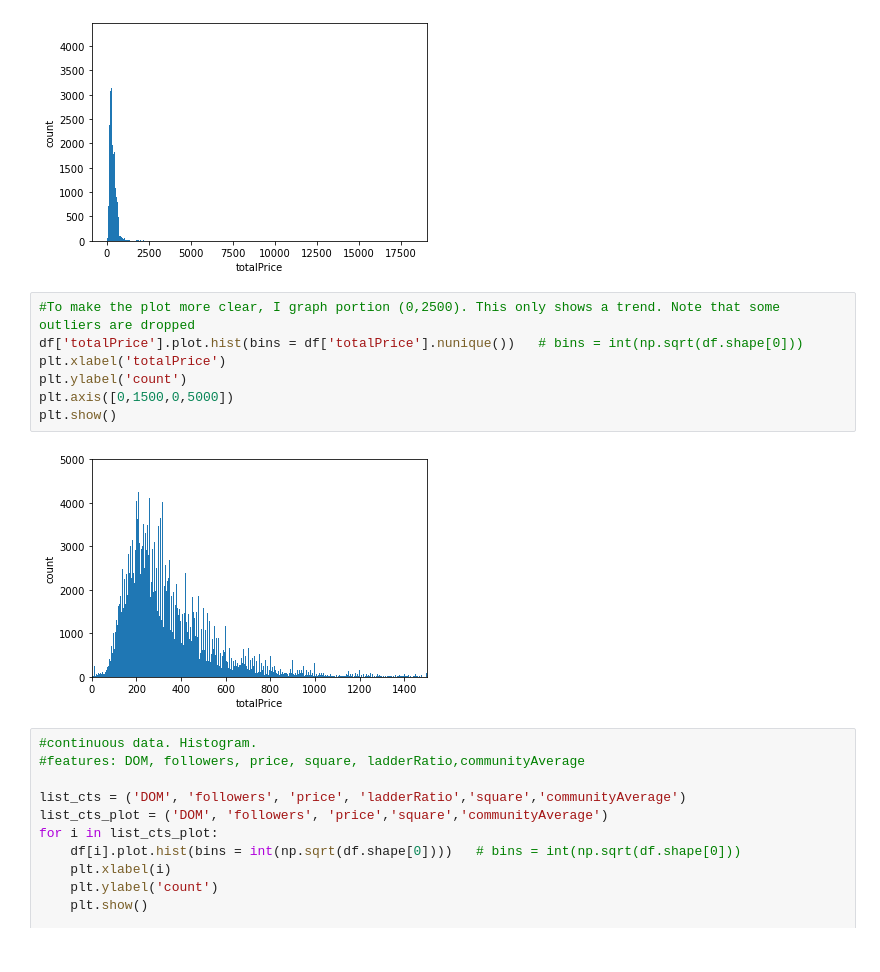
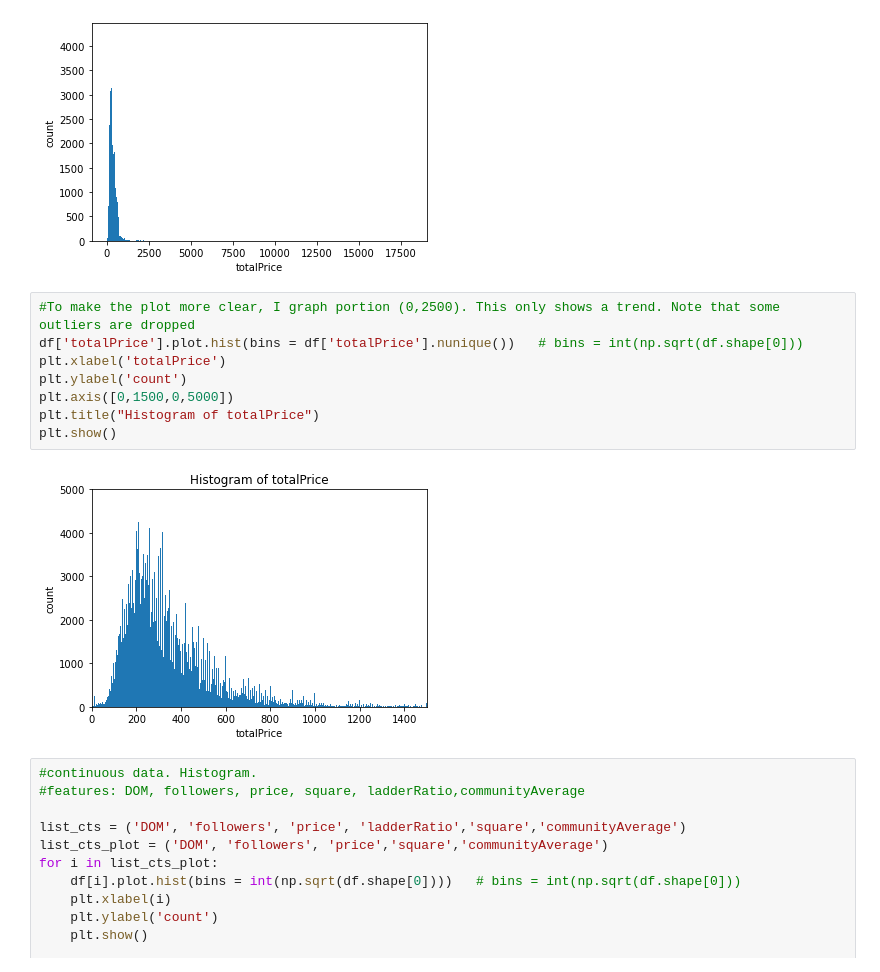
Before and after one commit to YingSun0314/DATA1030_project, a Jupyter notebook: scr/YingSun_Project.ipynb, the cells around one changed output. Drawn from its saved outputs; the diff is of its cells as text.

```diff
--- a/scr/YingSun_Project.ipynb
+++ b/scr/YingSun_Project.ipynb
@@ -81,12 +81,13 @@ plt.show()
 # %%
 #To make the plot more clear, I graph portion (0,2500). This only shows a trend. Note that some outliers are dropped
 df['totalPrice'].plot.hist(bins = df['totalPrice'].nunique())   # bins = int(np.sqrt(df.shape[0]))
 plt.xlabel('totalPrice')
 plt.ylabel('count')
 plt.axis([0,1500,0,5000])
+plt.title("Histogram of totalPrice")
 plt.show()
 # %% [output]
-[figure, old version]
+[figure, new version]
 # %%
 #continuous data. Histogram.
 #features: DOM, followers, price, square, ladderRatio,communityAverage
```
Also changed, not shown: parts of 1 cell of this notebook, 2 other files.
